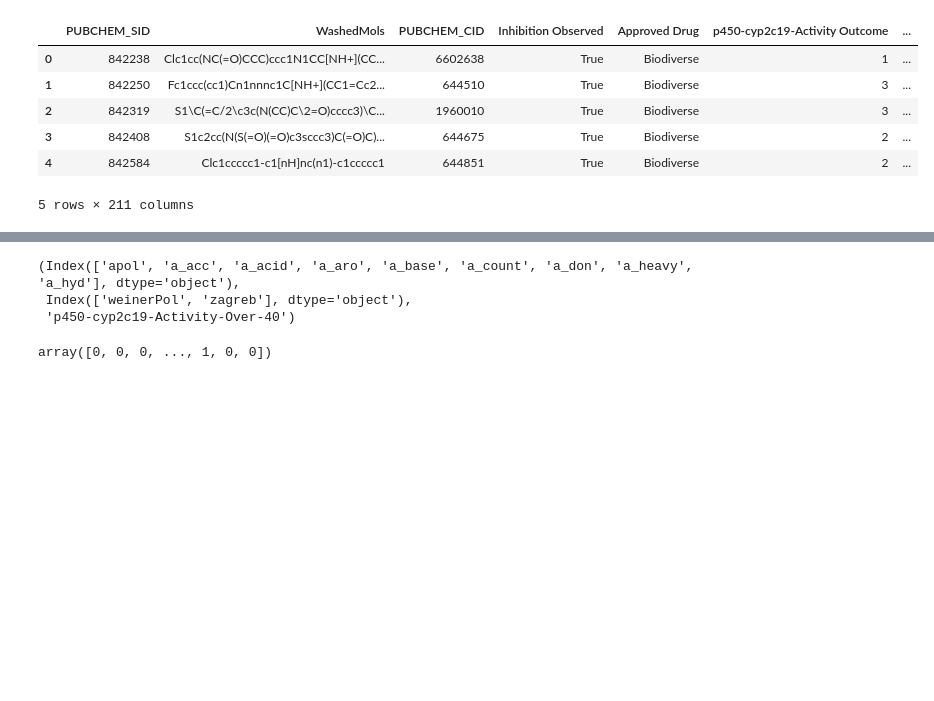
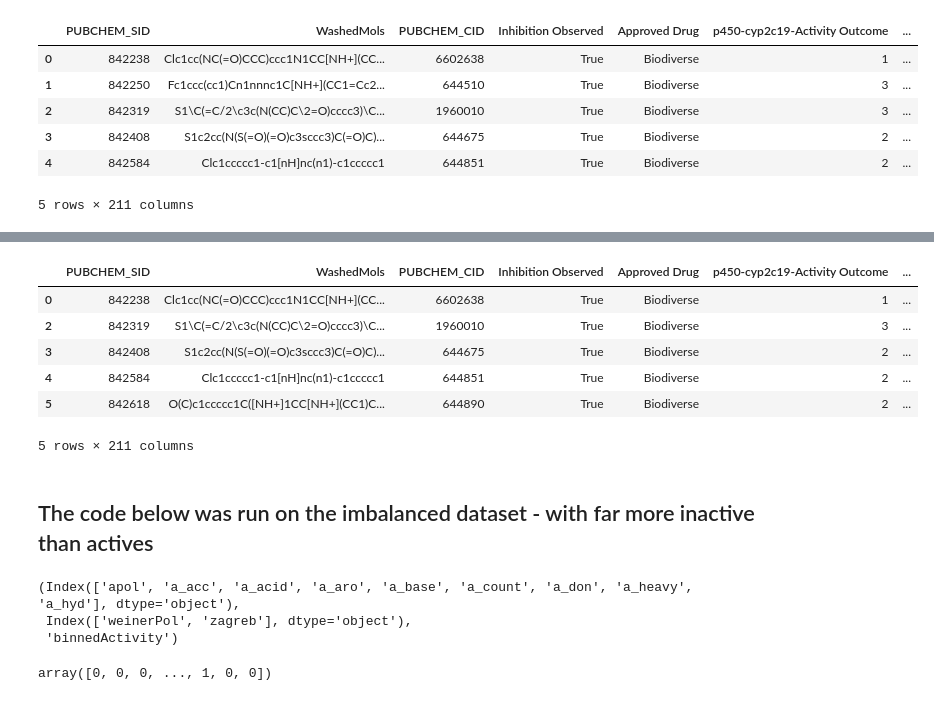
Before and after one commit to 5x5x5x5/kin, a Jupyter notebook: practice.ipynb, the cells around one changed output, grey strips where cells are left out. Cells and saved outputs as stored; diff of their text form; code cells hidden in the pictures; blank space fills up the shorter version.

Commit message:
got full kNN w balanced dataset

```diff
--- a/practice.ipynb
+++ b/practice.ipynb
@@ -339,18 +360,31 @@ datafr.head()
+# %%
+datafr.rename(columns={'p450-cyp2c19-Activity-Over-40': 'binnedActivity'}, inplace=True)
 # %%
 # Downsample negative cases -- there are many more negatives than positives
-indices = np.where(datafr.default =='No')[0]
-rng = np.random.RandomState(13)
+
+indices = np.where(datafr.binnedActivity == 0)[0]
+rng = np.random.RandomState(19)
 rng.shuffle(indices)
-n_pos = (df.default == 'Yes').sum()
-df = df.drop(df.index[indices[n_pos:]])
+n_pos = (datafr.binnedActivity == 1).sum()
+balanced = datafr.drop(datafr.index[indices[n_pos:]])
 
-df.head()
+balanced.head()
+# %% [output]
+|  | PUBCHEM_SID | WashedMols | PUBCHEM_CID | Inhibition Observed | Approved Drug | p450-cyp2c19-Activity Outcome | ... |
+| 0 | 842238 | Clc1cc(NC(=O)CCC)ccc1N1CC[NH+](CC... | 6602638 | True | Biodiverse | 1 | ... |
+| 2 | 842319 | S1\C(=C/2\c3c(N(CC)C\2=O)cccc3)\C... | 1960010 | True | Biodiverse | 3 | ... |
+| 3 | 842408 | S1c2cc(N(S(=O)(=O)c3sccc3)C(=O)C)... | 644675 | True | Biodiverse | 2 | ... |
+| 4 | 842584 | Clc1ccccc1-c1[nH]nc(n1)-c1ccccc1 | 644851 | True | Biodiverse | 2 | ... |
+| 5 | 842618 | O(C)c1ccccc1C([NH+]1CC[NH+](CC1)C... | 644890 | True | Biodiverse | 2 | ... |
+5 rows × 211 columns
+# %% [markdown]
+## The code below was run on the imbalanced dataset - with far more inactive than actives
 # %%
 datafr.columns[16:25], datafr.columns[200:202], datafr.columns[6]
 # %% [output]
 (Index(['apol', 'a_acc', 'a_acid', 'a_aro', 'a_base', 'a_count', 'a_don', 'a_heavy', 'a_hyd'], dtype='object'),
  Index(['weinerPol', 'zagreb'], dtype='object'),
- 'p450-cyp2c19-Activity-Over-40')
+ 'binnedActivity')
 # %%
 datafr1 = datafr.ix[:,16:202]
 # %%
```
Also changed, not shown: parts of 19 cells of this notebook.
